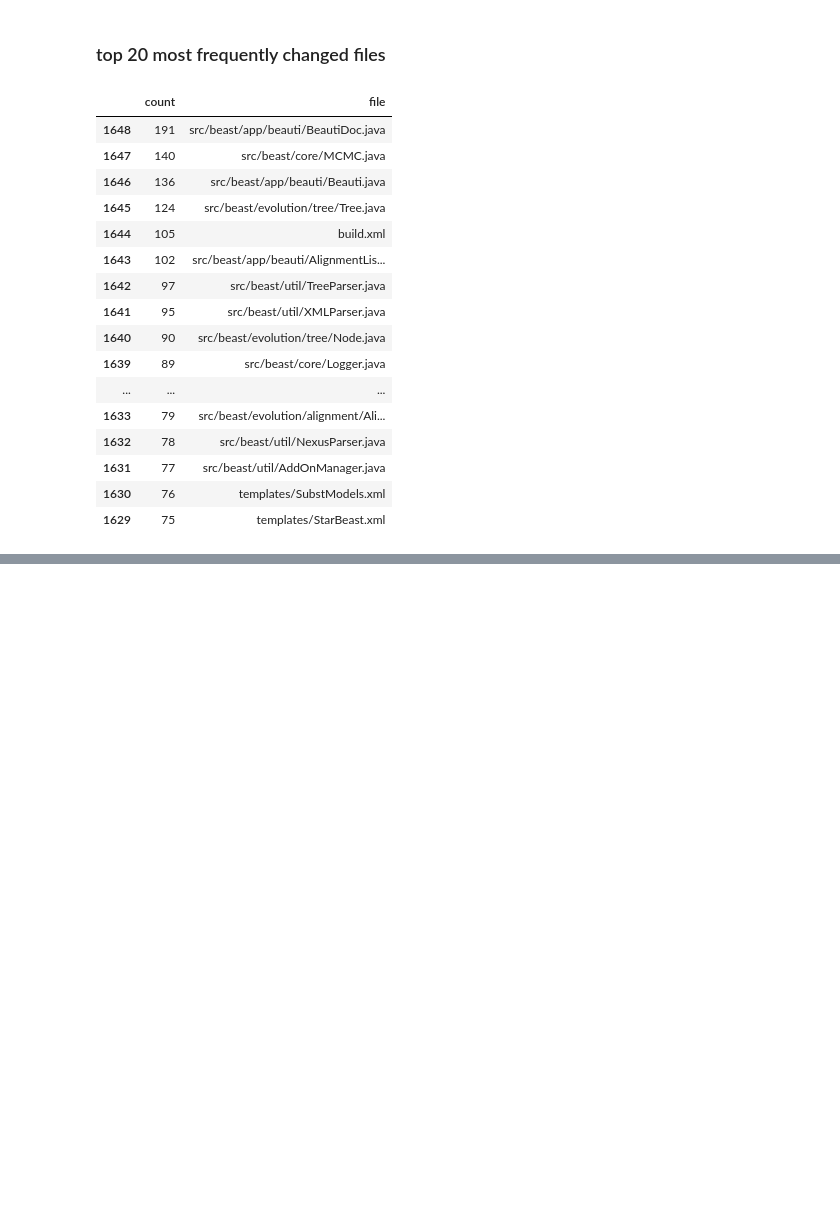
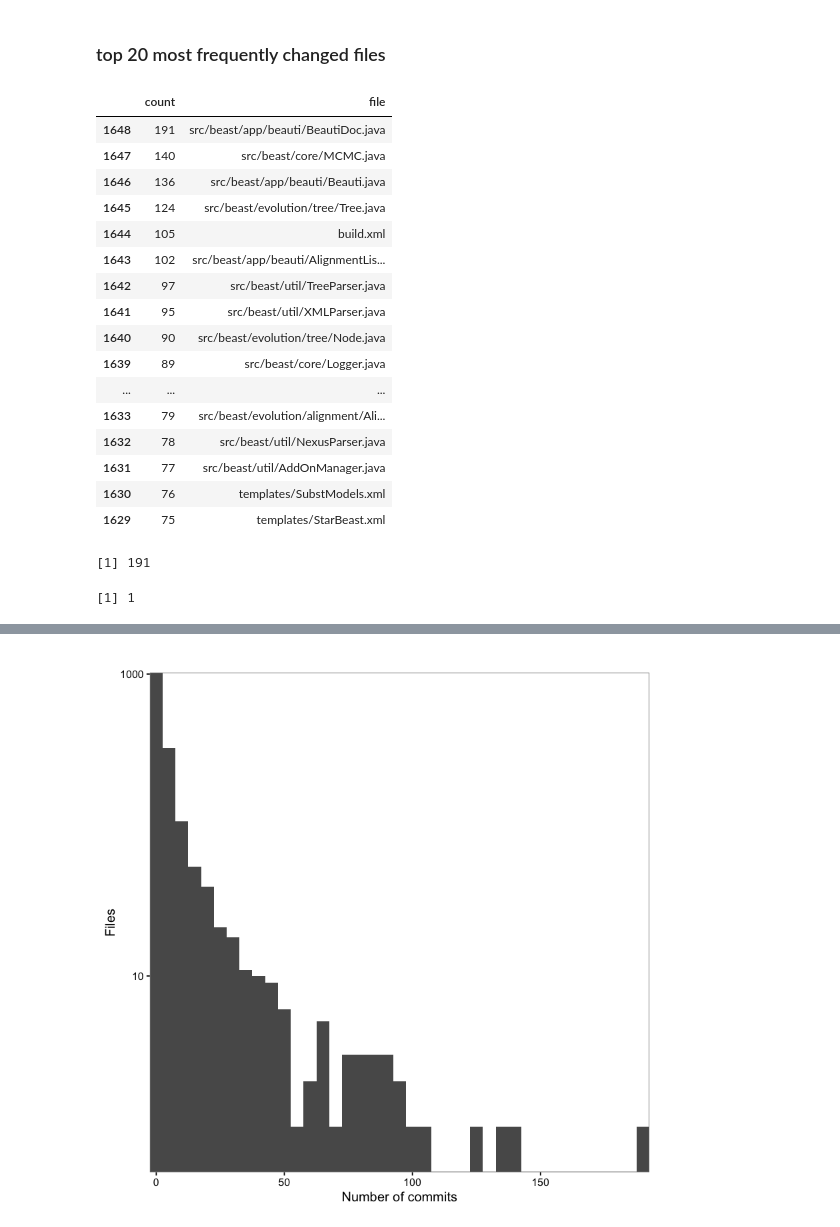
Before and after one commit to CompEvol/beast2report, a Jupyter notebook: report.ipynb, the cells around one changed output, grey strips where cells are left out. Saved outputs shown, nothing was run; the diff lists cells and outputs as text; code cells hidden in the pictures; blank space fills up the shorter version.

```diff
--- a/report.ipynb
+++ b/report.ipynb
@@ -24,6 +24,8 @@ Upload file : 2 columns, 1648 rows excluding column names from row 1, from file
 ### top 20 most frequently changed files
 # %%
 freq[1:20,]
+max(freq$count)
+min(freq$count)
 # %% [output]
 |  | count | file |
 | 1648 | 191 | src/beast/app/beauti/BeautiDoc.java |
@@ -42,3 +44,10 @@ freq[1:20,]
 | 1631 | 77 | src/beast/util/AddOnManager.java |
 | 1630 | 76 | templates/SubstModels.xml |
 | 1629 | 75 | templates/StarBeast.xml |
+[1] 191
+[1] 1
+# %%
+ggHistogram(freq, x.id="count", binwidth = 5,
+            x.lab="Number of commits", y.lab="Files",
+            y.trans="log", title="", verbose=F)
+# %% [output]
@@ -44,0 +56 @@ freq[1:20,]
+[figure, added]
```
Also changed, not shown: parts of 13 cells of this notebook, 1 other file.
